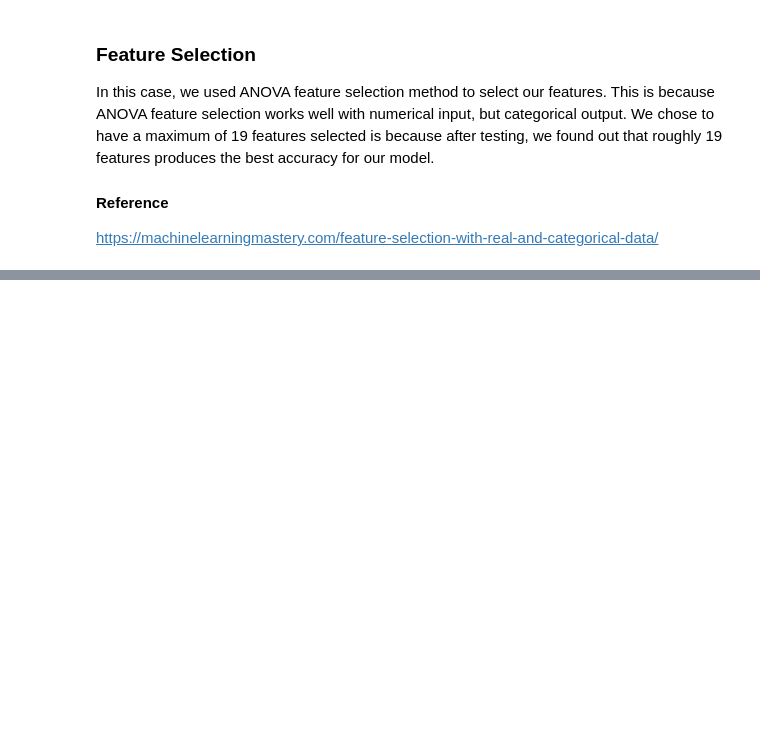
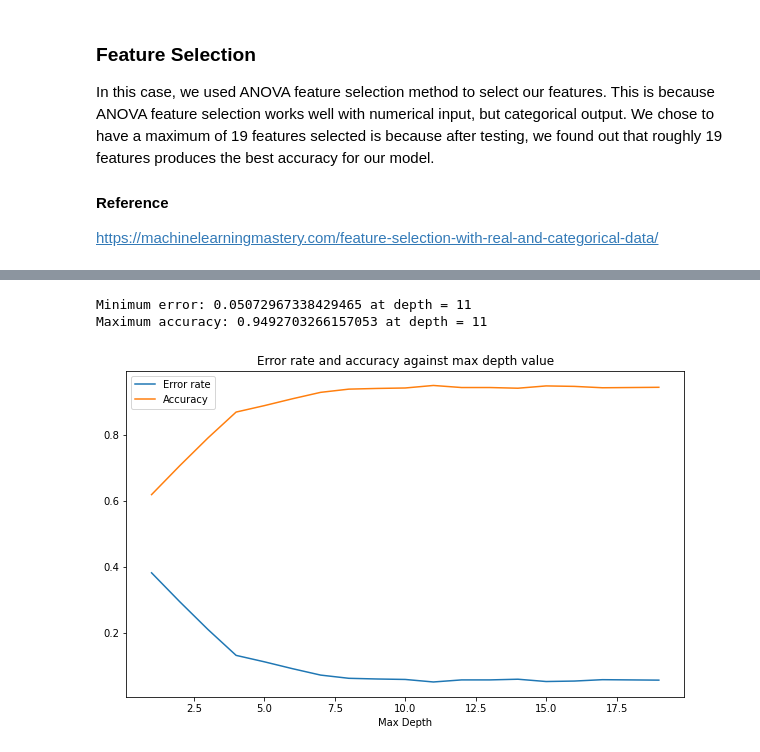
Before and after one commit to RitchieP/CPC251_Project_Anuran, a Jupyter notebook: Decision Tree.ipynb, the cells around one changed output, grey strips where cells are left out. Cells and saved outputs as stored; diff of their text form; code cells hidden in the pictures; blank space fills up the shorter version.

```diff
--- a/Decision Tree.ipynb
+++ b/Decision Tree.ipynb
@@ -62,6 +62,6 @@ feature_selection = SelectKBest(score_func=f_classif, k=19)
 X = feature_selection.fit_transform(X, y)
 # %%
 # Split dataset into training set and test set
-# Split up 30% of the data in to the test set and 70% for training
+# Split up 20% of the data in to the test set and 80% for training
 from sklearn.model_selection import train_test_split # For splitting the data into train and test samples
-X_train, X_test, y_train, y_test = train_test_split(X, y, test_size=0.30)
+X_train, X_test, y_train, y_test = train_test_split(X, y, test_size=0.20)
@@ -67,0 +78,26 @@ X_train, X_test, y_train, y_test = train_test_split(X, y, test_size=0.30)
+# %%
+from sklearn.tree import DecisionTreeClassifier
+from sklearn import metrics
+
+error_rate = []
+depth_accuracy = []
+for i in range(1, 20):
+    model = DecisionTreeClassifier(criterion="gini", max_depth=i)
+    model.fit(X_train, y_train)
+    predictions = model.predict(X_test)
+    depth_accuracy.append(metrics.accuracy_score(y_test, predictions))
+    error_rate.append(np.mean(predictions != y_test))
+
+plt.figure(figsize=(10, 6))
+plt.plot(range(1, 20), error_rate, label="Error rate")
+plt.plot(range(1, 20), depth_accuracy, label="Accuracy")
+plt.title("Error rate and accuracy against max depth value")
+plt.xlabel("Max Depth")
+plt.legend()
+plt.savefig("error_rate_against_depth.png")
+print("Minimum error:", min(error_rate), "at depth =", error_rate.index(min(error_rate))+1)
+print("Maximum accuracy:", max(depth_accuracy), "at depth =", depth_accuracy.index(max(depth_accuracy))+1)
+# %% [output]
+Minimum error: 0.05072967338429465 at depth = 11
+Maximum accuracy: 0.9492703266157053 at depth = 11
+[figure, added]
```
Also changed, not shown: parts of 6 cells of this notebook, 6 other files.
